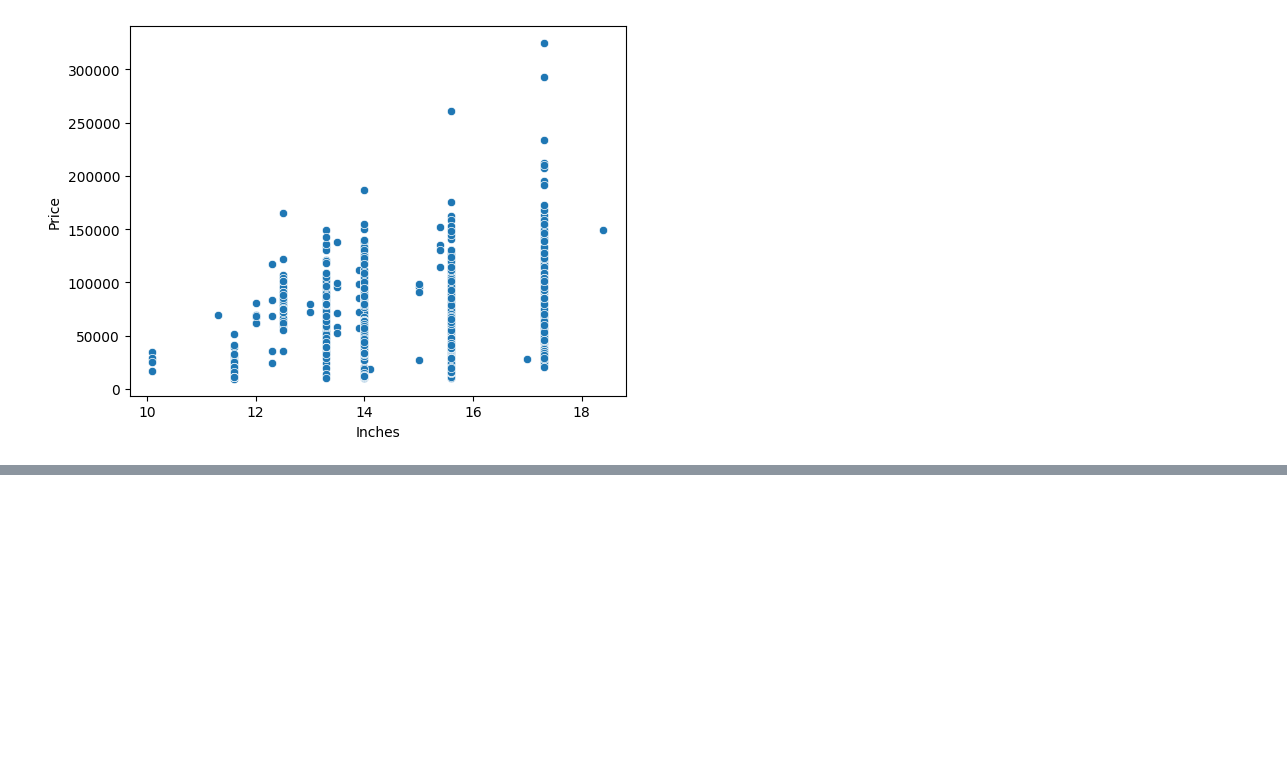
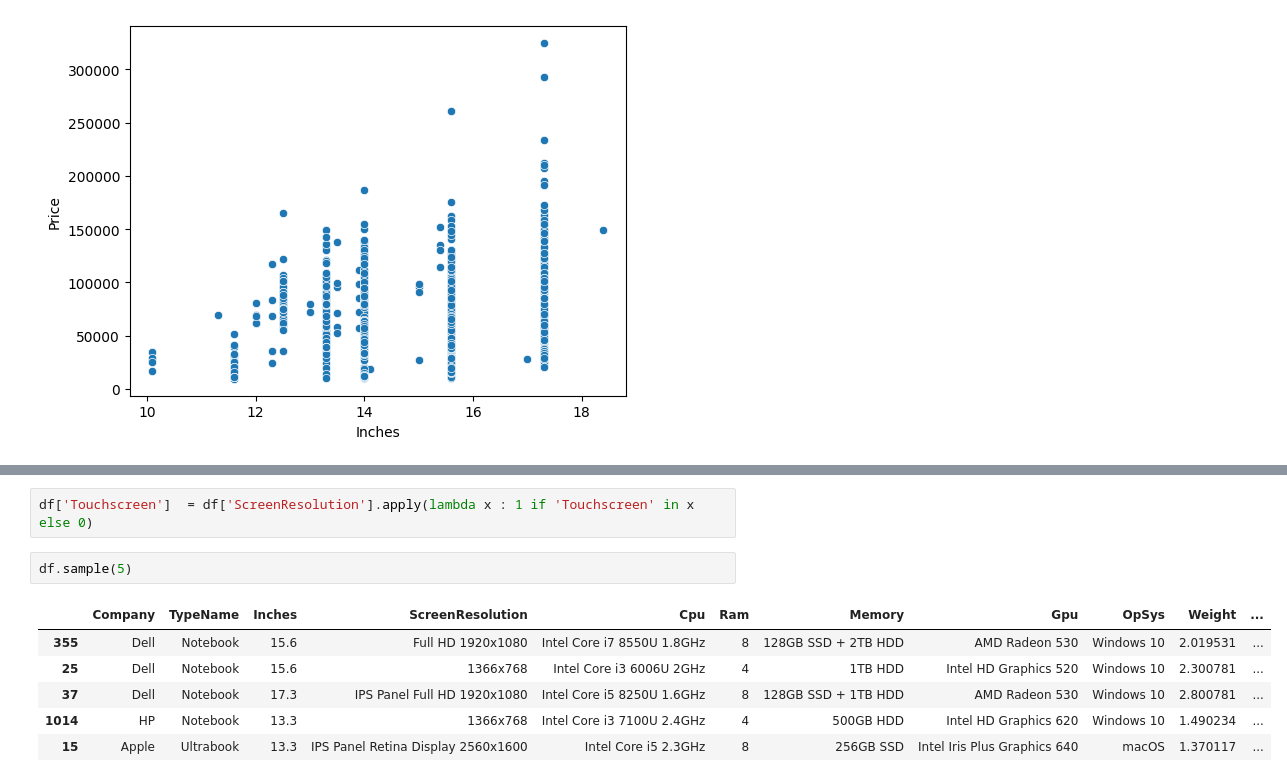
Before and after one commit to saaaaaaaaaaaaaad56/laptop_price-predictor, a Jupyter notebook: .ipynb, the cells around one changed output, grey strips where cells are left out. Cells and saved outputs as stored; diff of their text form; blank space fills up the shorter version.

```diff
--- a/.ipynb
+++ b/.ipynb
@@ -82,0 +103,11 @@ sns.scatterplot(x=df['Inches'],y=df['Price'])
+# %%
+df['Touchscreen']  = df['ScreenResolution'].apply(lambda x : 1 if 'Touchscreen' in x else 0)
+# %%
+df.sample(5)
+# %% [output]
+|  | Company | TypeName | Inches | ScreenResolution | Cpu | Ram | Memory | Gpu | OpSys | Weight | ... |
+| 355 | Dell | Notebook | 15.6 | Full HD 1920x1080 | Intel Core i7 8550U 1.8GHz | 8 | 128GB SSD + 2TB HDD | AMD Radeon 530 | Windows 10 | 2.019531 | ... |
+| 25 | Dell | Notebook | 15.6 | 1366x768 | Intel Core i3 6006U 2GHz | 4 | 1TB HDD | Intel HD Graphics 520 | Windows 10 | 2.300781 | ... |
+| 37 | Dell | Notebook | 17.3 | IPS Panel Full HD 1920x1080 | Intel Core i5 8250U 1.6GHz | 8 | 128GB SSD + 1TB HDD | AMD Radeon 530 | Windows 10 | 2.800781 | ... |
+| 1014 | HP | Notebook | 13.3 | 1366x768 | Intel Core i3 7100U 2.4GHz | 4 | 500GB HDD | Intel HD Graphics 620 | Windows 10 | 1.490234 | ... |
+| 15 | Apple | Ultrabook | 13.3 | IPS Panel Retina Display 2560x1600 | Intel Core i5 2.3GHz | 8 | 256GB SSD | Intel Iris Plus Graphics 640 | macOS | 1.370117 | ... |
```
Also changed, not shown: parts of 5 cells of this notebook.
